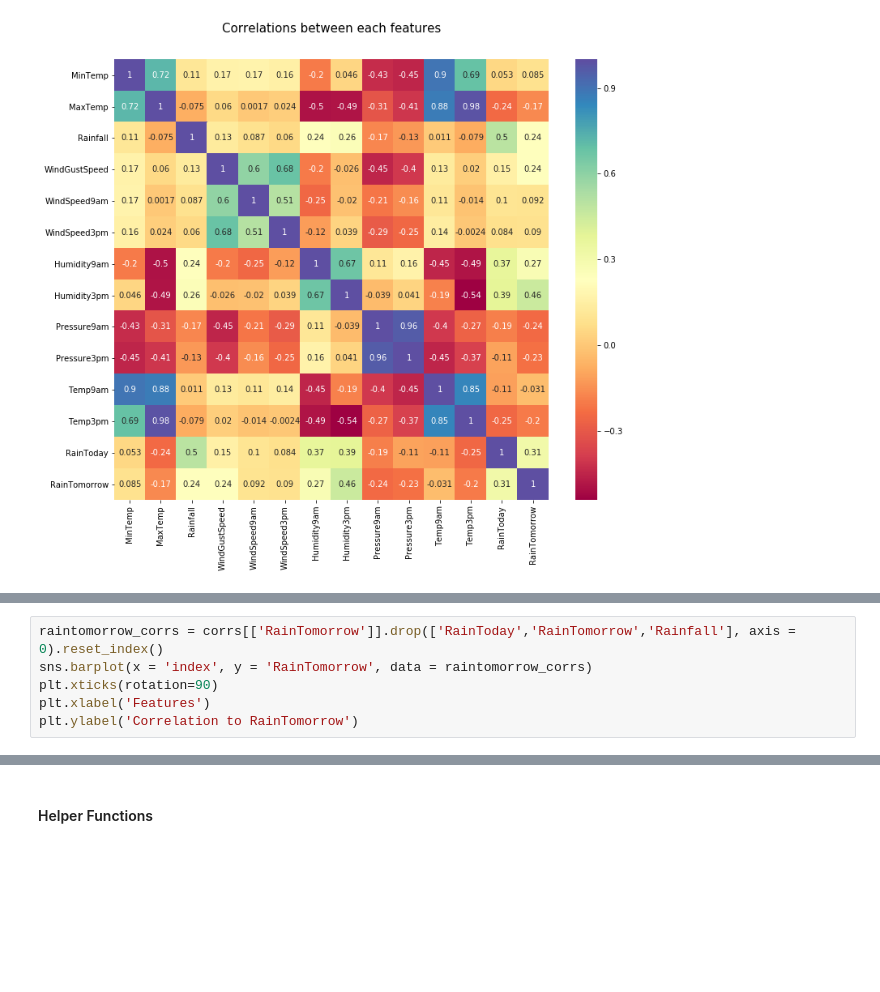
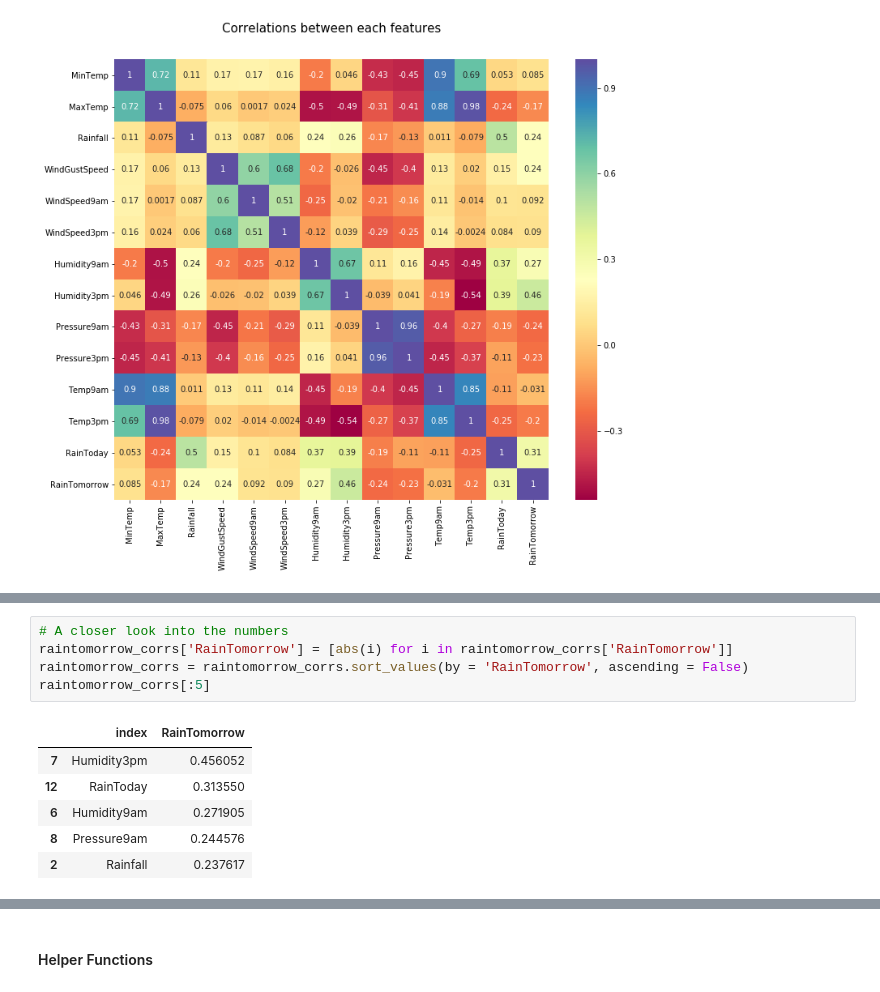
Before and after one commit to elliotvilhelm/COGS_108, a Jupyter notebook: main.ipynb, the cells around one changed output, grey strips where cells are left out. Drawn from its saved outputs; the diff is of its cells as text; blank space fills up the shorter version.

```diff
--- a/main.ipynb
+++ b/main.ipynb
@@ -158,6 +156,0 @@ Text(0, 0.5, 'Correlation to Rainfall')
-# %%
-raintomorrow_corrs = corrs[['RainTomorrow']].drop(['RainToday','RainTomorrow','Rainfall'], axis = 0).reset_index()
-sns.barplot(x = 'index', y = 'RainTomorrow', data = raintomorrow_corrs)
-plt.xticks(rotation=90)
-plt.xlabel('Features')
-plt.ylabel('Correlation to RainTomorrow')
@@ -175,0 +157,12 @@ Text(0, 0.5, 'Correlation to RainToday')
+# %%
+# A closer look into the numbers
+raintomorrow_corrs['RainTomorrow'] = [abs(i) for i in raintomorrow_corrs['RainTomorrow']]
+raintomorrow_corrs = raintomorrow_corrs.sort_values(by = 'RainTomorrow', ascending = False)
+raintomorrow_corrs[:5]
+# %% [output]
+|  | index | RainTomorrow |
+| 7 | Humidity3pm | 0.456052 |
+| 12 | RainToday | 0.313550 |
+| 6 | Humidity9am | 0.271905 |
+| 8 | Pressure9am | 0.244576 |
+| 2 | Rainfall | 0.237617 |
```
Also changed, not shown: parts of 31 cells of this notebook.
